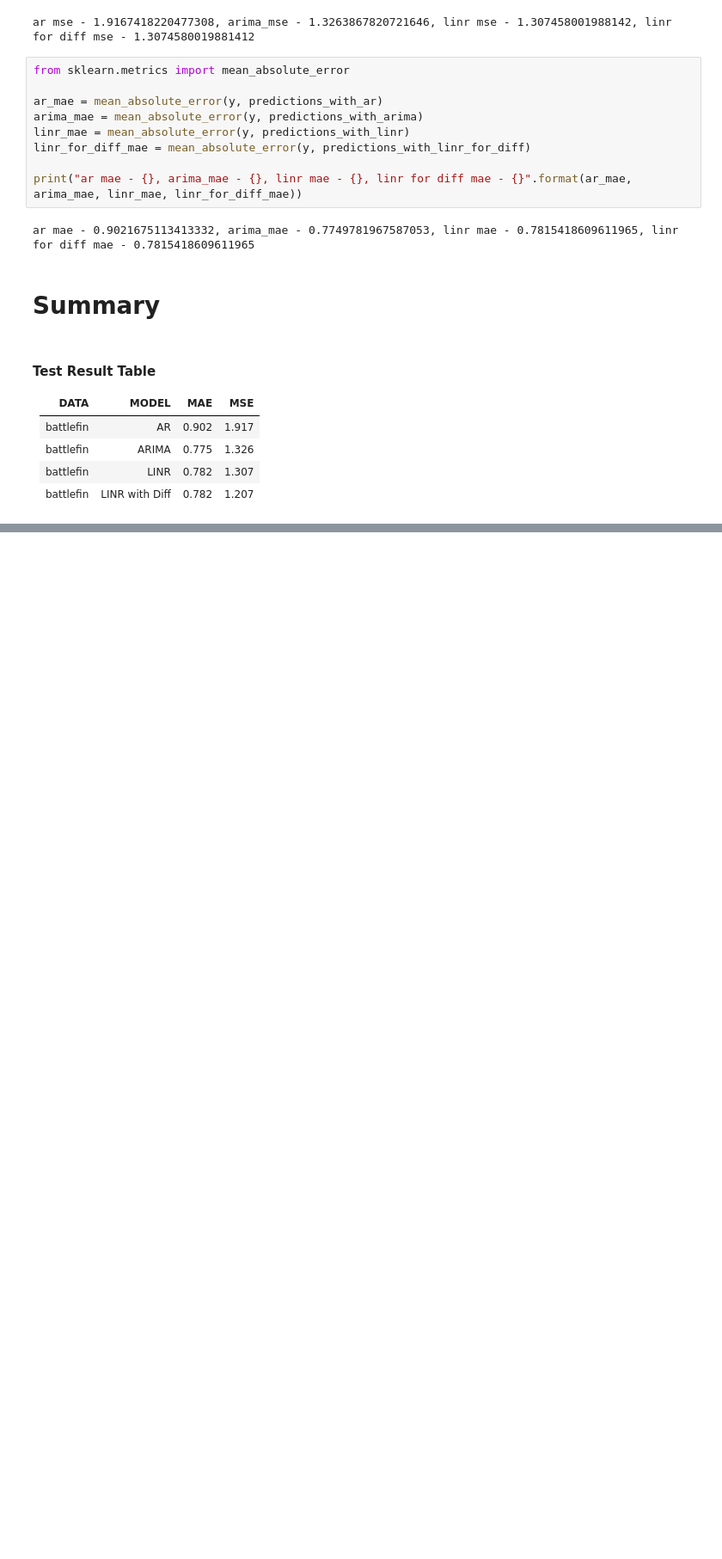
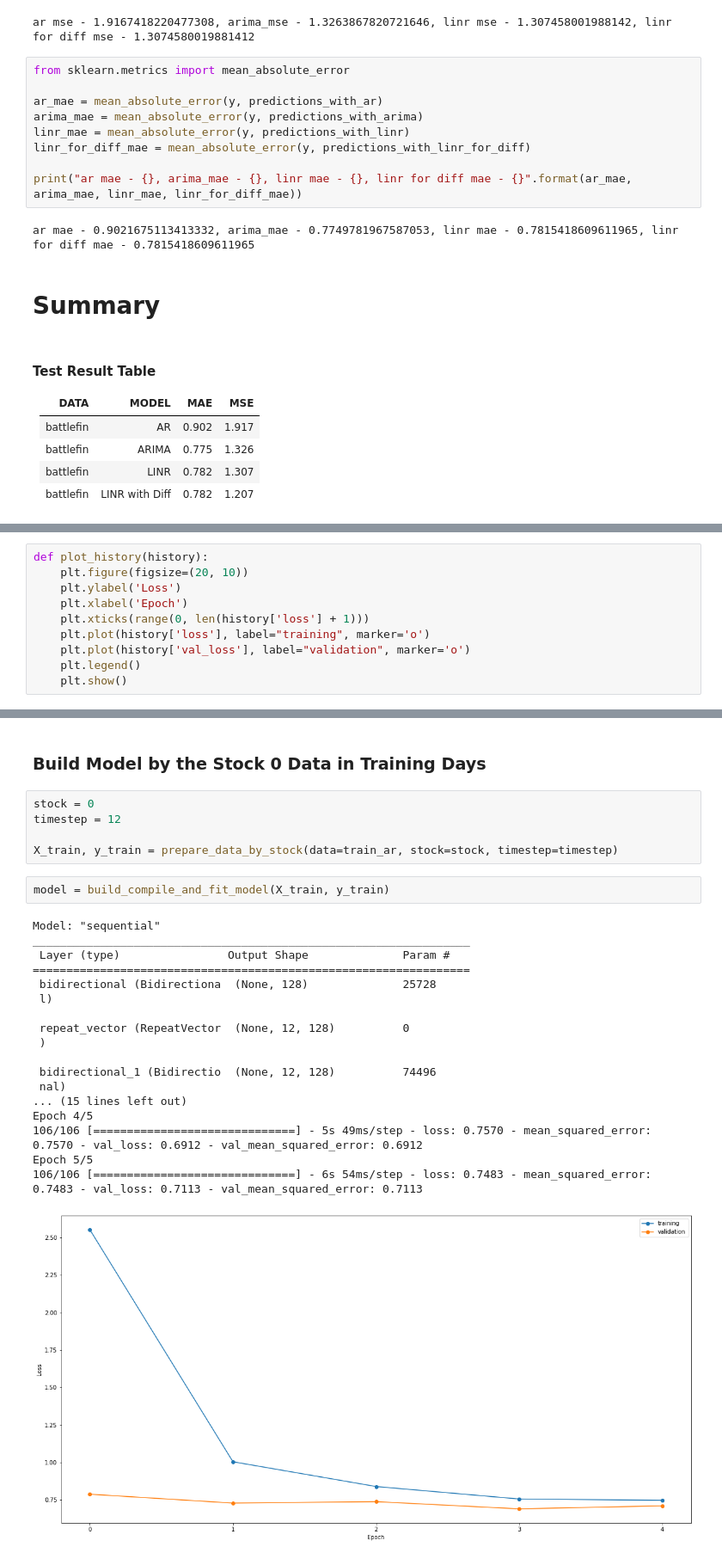
Before and after one commit to David-Tong/W207-Final-Project-2022, a Jupyter notebook: The Big Data Combine Engineered by BattleFin/The_Big_Data_Combine_Engineered_by_BattleFin.ipynb, the cells around one changed output, grey strips where cells are left out. Shown at 86% size. Drawn from its saved outputs; the diff is of its cells as text; blank space fills up the shorter version.

```diff
--- a/The Big Data Combine Engineered by BattleFin/The_Big_Data_Combine_Engineered_by_BattleFin.ipynb
+++ b/The Big Data Combine Engineered by BattleFin/The_Big_Data_Combine_Engineered_by_BattleFin.ipynb
@@ -596,0 +693,10 @@ battlefin|LINR with Diff|0.782|1.207
+# %%
+def plot_history(history):
+    plt.figure(figsize=(20, 10))
+    plt.ylabel('Loss')
+    plt.xlabel('Epoch')
+    plt.xticks(range(0, len(history['loss'] + 1)))
+    plt.plot(history['loss'], label="training", marker='o')
+    plt.plot(history['val_loss'], label="validation", marker='o')
+    plt.legend()
+    plt.show()
@@ -596,0 +802,28 @@ battlefin|LINR with Diff|0.782|1.207
+# %% [markdown]
+### Build Model by the Stock 0 Data in Training Days
+# %%
+stock = 0
+timestep = 12
+
+X_train, y_train = prepare_data_by_stock(data=train_ar, stock=stock, timestep=timestep)
+# %%
+model = build_compile_and_fit_model(X_train, y_train)
+# %% [output]
+Model: "sequential"
+_________________________________________________________________
+ Layer (type)                Output Shape              Param #
+=================================================================
+ bidirectional (Bidirectiona  (None, 128)              25728
+ l)
+
+ repeat_vector (RepeatVector  (None, 12, 128)          0
+ )
+
+ bidirectional_1 (Bidirectio  (None, 12, 128)          74496
+ nal)
+... (15 lines left out)
+Epoch 4/5
+106/106 [==============================] - 5s 49ms/step - loss: 0.7570 - mean_squared_error: 0.7570 - val_loss: 0.6912 - val_mean_squared_error: 0.6912
+Epoch 5/5
+106/106 [==============================] - 6s 54ms/step - loss: 0.7483 - mean_squared_error: 0.7483 - val_loss: 0.7113 - val_mean_squared_error: 0.7113
+[figure, added]
```
Also changed, not shown: parts of 34 cells of this notebook.
